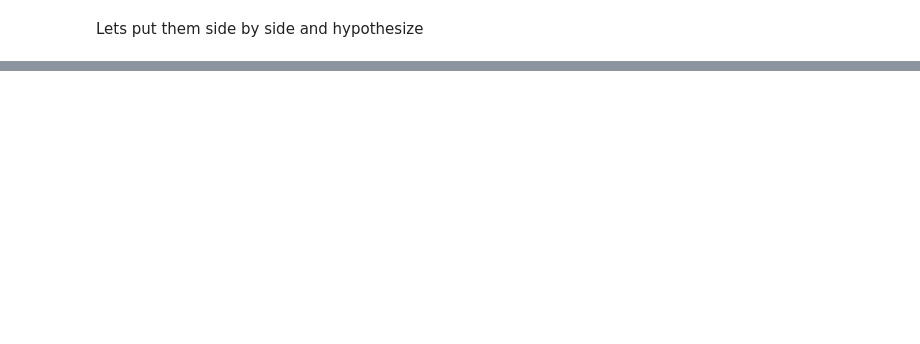
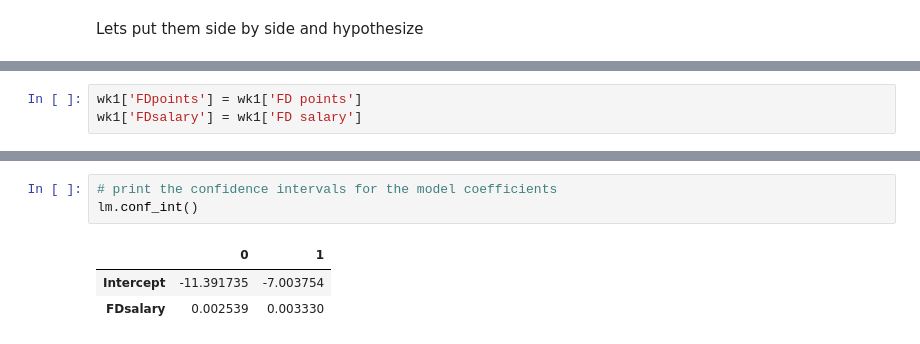
Before and after one commit to tlagrim/fanduel-weekly-fantasy-forecast, a Jupyter notebook: 2014_fanduel_testing/notebooks/Linear Regression Testing.ipynb, the cells around one changed output, grey strips where cells are left out. Cells and saved outputs as stored; diff of their text form; blank space fills up the shorter version.

```diff
--- a/2014_fanduel_testing/notebooks/Linear Regression Testing.ipynb
+++ b/2014_fanduel_testing/notebooks/Linear Regression Testing.ipynb
@@ -173,0 +193,3 @@ sns.stripplot(x='Team',y='FD points',data=wk1,ax=axs[1])
+# %%
+wk1['FDpoints'] = wk1['FD points']
+wk1['FDsalary'] = wk1['FD salary']
@@ -173,0 +242,7 @@ sns.stripplot(x='Team',y='FD points',data=wk1,ax=axs[1])
+# %%
+# print the confidence intervals for the model coefficients
+lm.conf_int()
+# %% [output]
+|  | 0 | 1 |
+| Intercept | -11.391735 | -7.003754 |
+| FDsalary | 0.002539 | 0.003330 |
```
Also changed, not shown: parts of 17 cells of this notebook, 3 other files.
